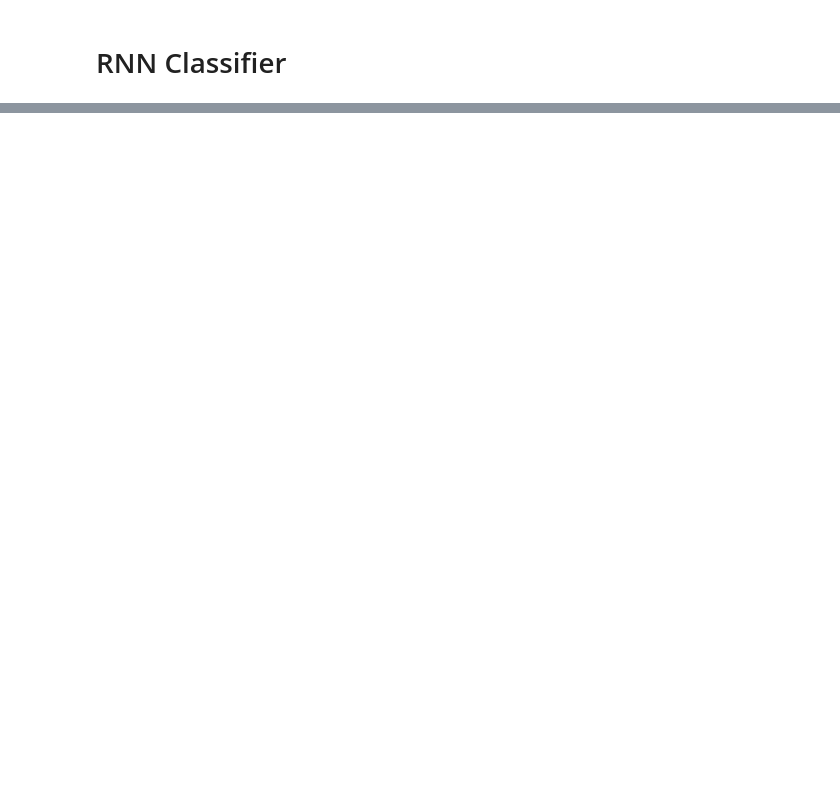
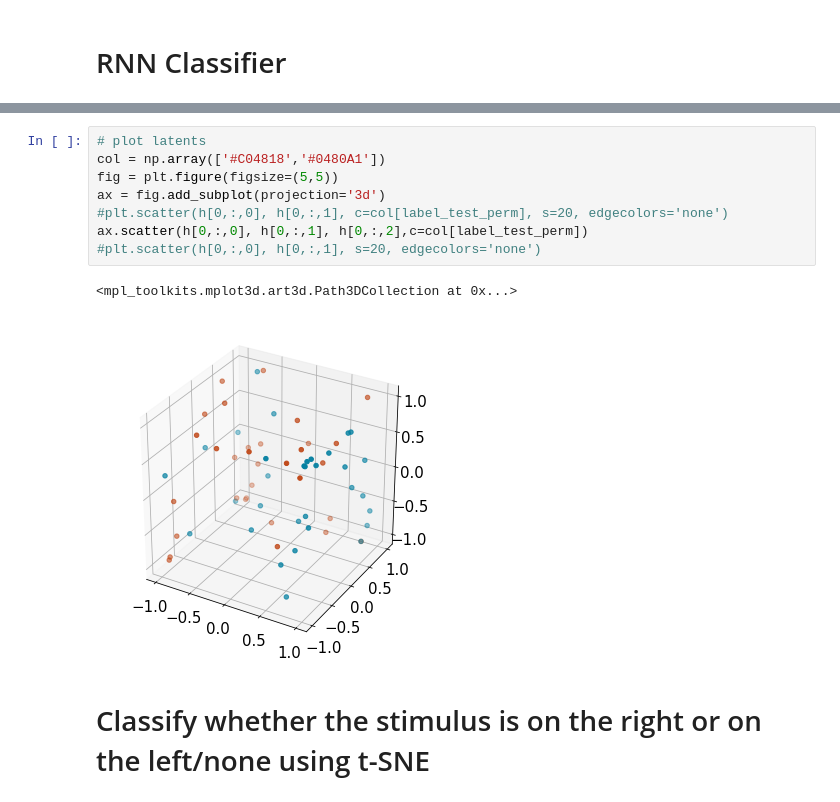
Before and after one commit to Ninja-State/NMA-DL-Project, a Jupyter notebook: NMA_DL_Project.ipynb, the cells around one changed output, grey strips where cells are left out. Cells and saved outputs as stored; diff of their text form; blank space fills up the shorter version.

```diff
--- a/NMA_DL_Project.ipynb
+++ b/NMA_DL_Project.ipynb
@@ -505,0 +673,13 @@ labels_test = labels[100:170];
+# %%
+# plot latents
+col = np.array(['#C04818','#0480A1'])
+fig = plt.figure(figsize=(5,5))
+ax = fig.add_subplot(projection='3d')
+#plt.scatter(h[0,:,0], h[0,:,1], c=col[label_test_perm], s=20, edgecolors='none')
+ax.scatter(h[0,:,0], h[0,:,1], h[0,:,2],c=col[label_test_perm])
+#plt.scatter(h[0,:,0], h[0,:,1], s=20, edgecolors='none')
+# %% [output]
+<mpl_toolkits.mplot3d.art3d.Path3DCollection at 0x...>
+[figure, added]
+# %% [markdown]
+# Classify whether the stimulus is on the right or on the left/none using t-SNE
```
Also changed, not shown: parts of 40 cells of this notebook.
